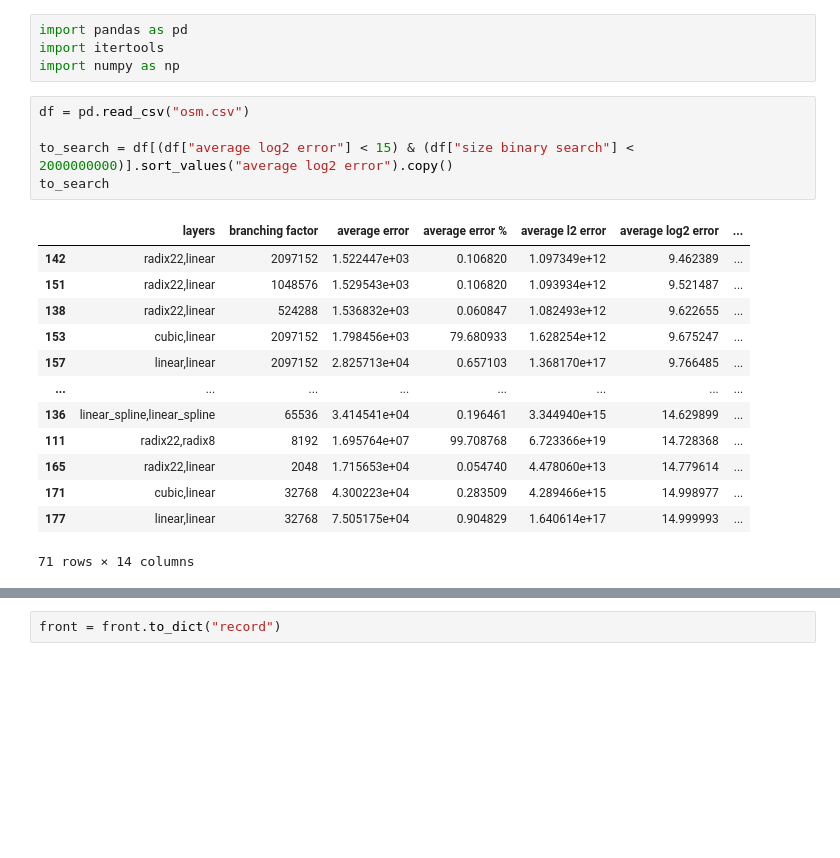
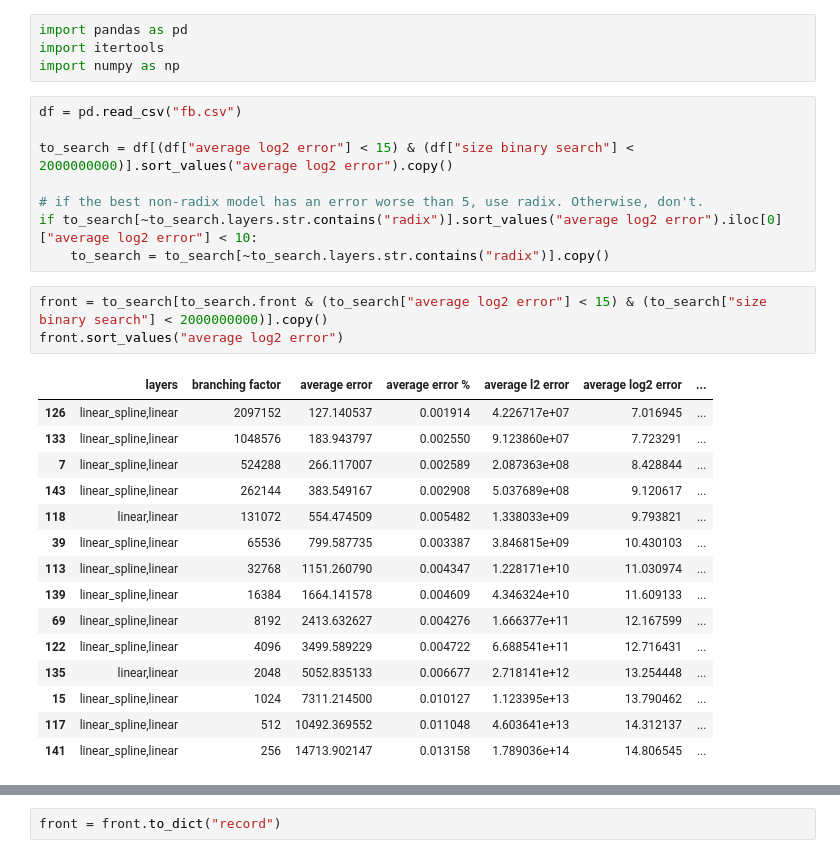
Before and after one commit to learnedsystems/RMI, a Jupyter notebook: optimizer/Untitled.ipynb, the cells around one changed output, grey strips where cells are left out. Drawn from its saved outputs; the diff is of its cells as text; blank space fills up the shorter version.

```diff
--- a/optimizer/Untitled.ipynb
+++ b/optimizer/Untitled.ipynb
@@ -2,22 +2,30 @@
 import pandas as pd
 import itertools
 import numpy as np
+# %%
+df = pd.read_csv("fb.csv")
+
+to_search = df[(df["average log2 error"] < 15) & (df["size binary search"] < 2000000000)].sort_values("average log2 error").copy()
+
+# if the best non-radix model has an error worse than 5, use radix. Otherwise, don't.
+if to_search[~to_search.layers.str.contains("radix")].sort_values("average log2 error").iloc[0]["average log2 error"] < 10:
+    to_search = to_search[~to_search.layers.str.contains("radix")].copy()
 # %%
-df = pd.read_csv("osm.csv")
-
-to_search = df[(df["average log2 error"] < 15) & (df["size binary search"] < 2000000000)].sort_values("average log2 error").copy()
-to_search
+front = to_search[to_search.front & (to_search["average log2 error"] < 15) & (to_search["size binary search"] < 2000000000)].copy()
+front.sort_values("average log2 error")
 # %% [output]
 |  | layers | branching factor | average error | average error % | average l2 error | average log2 error | ... |
-| 142 | radix22,linear | 2097152 | 1.522447e+03 | 0.106820 | 1.097349e+12 | 9.462389 | ... |
-| 151 | radix22,linear | 1048576 | 1.529543e+03 | 0.106820 | 1.093934e+12 | 9.521487 | ... |
-| 138 | radix22,linear | 524288 | 1.536832e+03 | 0.060847 | 1.082493e+12 | 9.622655 | ... |
-| 153 | cubic,linear | 2097152 | 1.798456e+03 | 79.680933 | 1.628254e+12 | 9.675247 | ... |
-| 157 | linear,linear | 2097152 | 2.825713e+04 | 0.657103 | 1.368170e+17 | 9.766485 | ... |
-| ... | ... | ... | ... | ... | ... | ... | ... |
-| 136 | linear_spline,linear_spline | 65536 | 3.414541e+04 | 0.196461 | 3.344940e+15 | 14.629899 | ... |
-| 111 | radix22,radix8 | 8192 | 1.695764e+07 | 99.708768 | 6.723366e+19 | 14.728368 | ... |
-| 165 | radix22,linear | 2048 | 1.715653e+04 | 0.054740 | 4.478060e+13 | 14.779614 | ... |
-| 171 | cubic,linear | 32768 | 4.300223e+04 | 0.283509 | 4.289466e+15 | 14.998977 | ... |
-| 177 | linear,linear | 32768 | 7.505175e+04 | 0.904829 | 1.640614e+17 | 14.999993 | ... |
+| 126 | linear_spline,linear | 2097152 | 127.140537 | 0.001914 | 4.226717e+07 | 7.016945 | ... |
+| 133 | linear_spline,linear | 1048576 | 183.943797 | 0.002550 | 9.123860e+07 | 7.723291 | ... |
+| 7 | linear_spline,linear | 524288 | 266.117007 | 0.002589 | 2.087363e+08 | 8.428844 | ... |
+| 143 | linear_spline,linear | 262144 | 383.549167 | 0.002908 | 5.037689e+08 | 9.120617 | ... |
+| 118 | linear,linear | 131072 | 554.474509 | 0.005482 | 1.338033e+09 | 9.793821 | ... |
+| 39 | linear_spline,linear | 65536 | 799.587735 | 0.003387 | 3.846815e+09 | 10.430103 | ... |
+| 113 | linear_spline,linear | 32768 | 1151.260790 | 0.004347 | 1.228171e+10 | 11.030974 | ... |
+| 139 | linear_spline,linear | 16384 | 1664.141578 | 0.004609 | 4.346324e+10 | 11.609133 | ... |
+| 69 | linear_spline,linear | 8192 | 2413.632627 | 0.004276 | 1.666377e+11 | 12.167599 | ... |
+| 122 | linear_spline,linear | 4096 | 3499.589229 | 0.004722 | 6.688541e+11 | 12.716431 | ... |
+| 135 | linear,linear | 2048 | 5052.835133 | 0.006677 | 2.718141e+12 | 13.254448 | ... |
+| 15 | linear_spline,linear | 1024 | 7311.214500 | 0.010127 | 1.123395e+13 | 13.790462 | ... |
+| 117 | linear_spline,linear | 512 | 10492.369552 | 0.011048 | 4.603641e+13 | 14.312137 | ... |
+| 141 | linear_spline,linear | 256 | 14713.902147 | 0.013158 | 1.789036e+14 | 14.806545 | ... |
-71 rows × 14 columns
```
Also changed, not shown: parts of 6 cells of this notebook, 1 other file.
